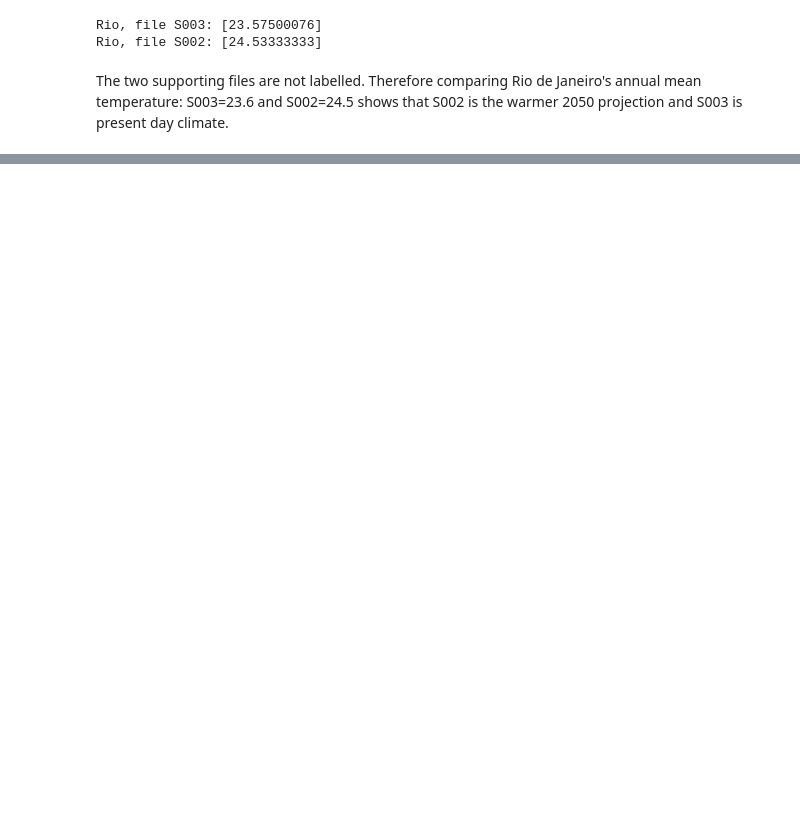
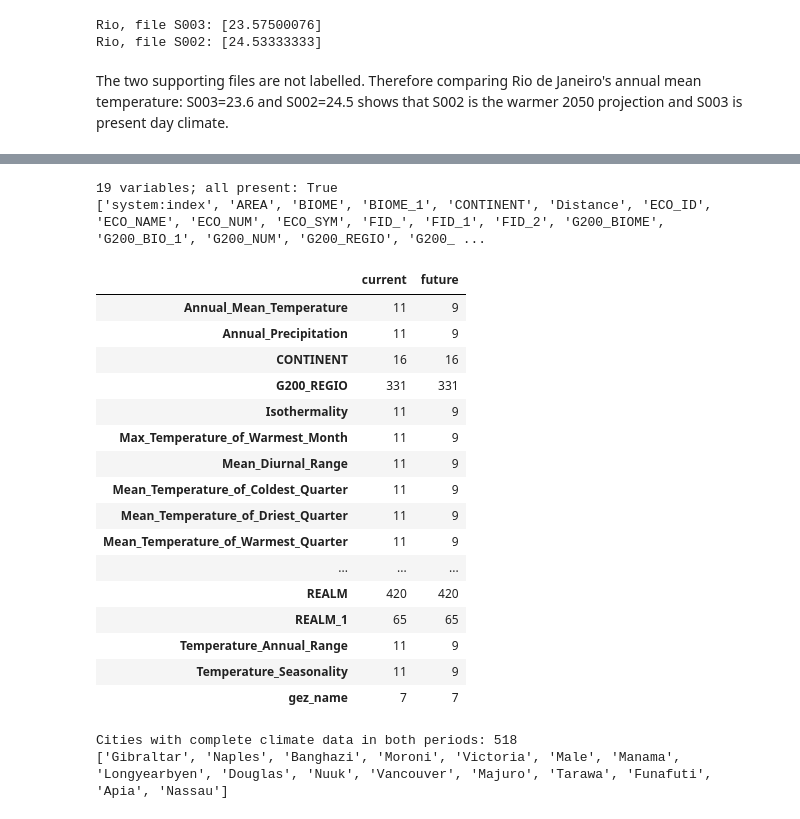
Before and after one commit to katydixonx/Understanding-Climate-Change, a Jupyter notebook: data_audit.ipynb, the cells around one changed output, grey strips where cells are left out. Drawn from its saved outputs; the diff is of its cells as text; code cells hidden in the pictures; blank space fills up the shorter version.

```diff
--- a/data_audit.ipynb
+++ b/data_audit.ipynb
@@ -39,3 +39,64 @@ Name: count, dtype: int64
 | 2 | 0000701336bfc08b18f1 | 106330.208890 | 23.754168 | 1304.0 | 0.0 | 1.0 | South America | ... |
 | 3 | 0000af655223a4e5f9ca | 146.648244 | 24.745834 | 2001.0 | 0.0 | 14.0 | South America | ... |
 | 4 | 00004dea9bb3c73d77d4 | 106330.208890 | 25.250000 | 2065.0 | 0.0 | 1.0 | South America | ... |
+# %%
+bioclim = [
+    "Annual_Mean_Temperature", "Mean_Diurnal_Range", "Isothermality",
+    "Temperature_Seasonality", "Max_Temperature_of_Warmest_Month",
+    "Min_Temperature_of_Coldest_Month", "Temperature_Annual_Range",
+    "Mean_Temperature_of_Wettest_Quarter", "Mean_Temperature_of_Driest_Quarter",
+    "Mean_Temperature_of_Warmest_Quarter", "Mean_Temperature_of_Coldest_Quarter",
+    "Annual_Precipitation", "Precipitation_of_Wettest_Month",
+    "Precipitation_of_Driest_Month", "Precipitation_Seasonality",
+    "Precipitation_of_Wettest_Quarter", "Precipitation_of_Driest_Quarter",
+    "Precipitation_of_Warmest_Quarter", "Precipitation_of_Coldest_Quarter"
+]
+print(len(bioclim), "variables; all present:", all(c in current.columns for c in bioclim))
+
+other_cols = [c for c in current.columns if c not in bioclim]
+print(other_cols)
+# %% [output]
+19 variables; all present: True
+['system:index', 'AREA', 'BIOME', 'BIOME_1', 'CONTINENT', 'Distance', 'ECO_ID', 'ECO_NAME', 'ECO_NUM', 'ECO_SYM', 'FID_', 'FID_1', 'FID_2', 'G200_BIOME', 'G200_BIO_1', 'G200_NUM', 'G200_REGIO', 'G200_ ...
+# %%
+missing = pd.DataFrame({
+    "current": current.isna().sum(),
+    "future": future.isna().sum()
+})
+missing[(missing["current"] > 0) | (missing["future"] > 0)]
+# %% [output]
+|  | current | future |
+| Annual_Mean_Temperature | 11 | 9 |
+| Annual_Precipitation | 11 | 9 |
+| CONTINENT | 16 | 16 |
+| G200_REGIO | 331 | 331 |
+| Isothermality | 11 | 9 |
+| Max_Temperature_of_Warmest_Month | 11 | 9 |
+| Mean_Diurnal_Range | 11 | 9 |
+| Mean_Temperature_of_Coldest_Quarter | 11 | 9 |
+| Mean_Temperature_of_Driest_Quarter | 11 | 9 |
+| Mean_Temperature_of_Warmest_Quarter | 11 | 9 |
+| ... | ... | ... |
+| REALM | 420 | 420 |
+| REALM_1 | 65 | 65 |
+| Temperature_Annual_Range | 11 | 9 |
+| Temperature_Seasonality | 11 | 9 |
+| gez_name | 7 | 7 |
+# %%
+merged = current.merge(
+    future[["system:index"] + bioclim],
+    on="system:index",
+    suffixes=("_now", "_2050")
+)
+
+now_cols = [c + "_now" for c in bioclim]
+fut_cols = [c + "_2050" for c in bioclim]
+
+complete = merged.dropna(subset=now_cols + fut_cols).copy()
+print("Cities with complete climate data in both periods:", len(complete))
+
+dropped = merged.loc[~merged.index.isin(complete.index), "NAMEASCII"]
+print(dropped.tolist())
+# %% [output]
+Cities with complete climate data in both periods: 518
+['Gibraltar', 'Naples', 'Banghazi', 'Moroni', 'Victoria', 'Male', 'Manama', 'Longyearbyen', 'Douglas', 'Nuuk', 'Vancouver', 'Majuro', 'Tarawa', 'Funafuti', 'Apia', 'Nassau']
```
Also changed, not shown: parts of 4 cells of this notebook.
